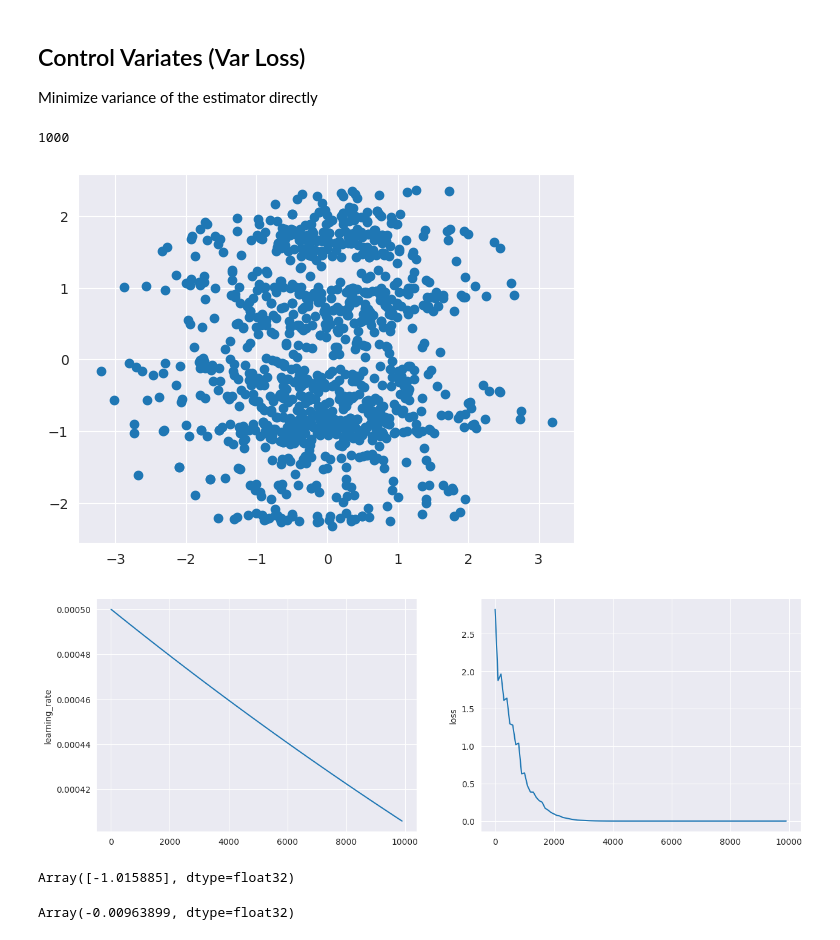
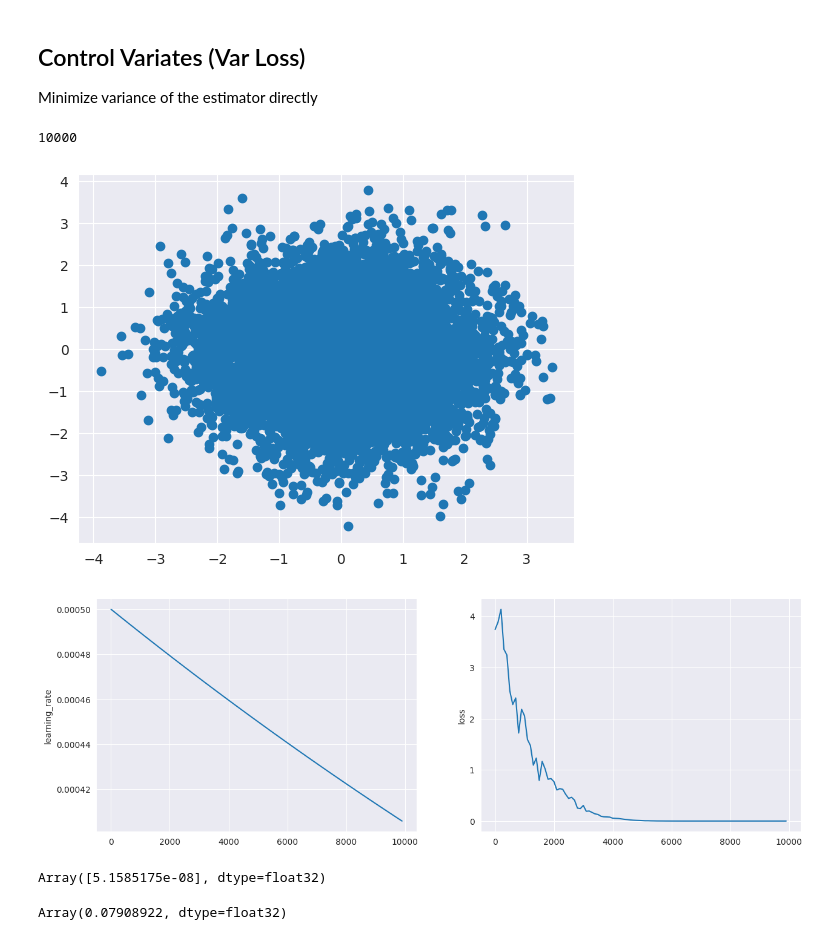
Before and after one commit to kkorolev1/mcmc-control-variates, a Jupyter notebook: experiments.ipynb, the cells around one changed output. Drawn from its saved outputs; the diff is of its cells as text; code cells hidden in the pictures.

```diff
--- a/experiments.ipynb
+++ b/experiments.ipynb
@@ -53,7 +54,6 @@ plt.show()
 from mcmc import ULASampler, HMCSampler
 # %%
 rng, key = jax.random.split(rng)
-#sampler = ULASampler(grad_log_prob=grad_log_prob, dim=DIST_DIM, n_samples=10000, gamma=1e-1, burnin_steps=1000, init_std=1.0)
-sampler = HMCSampler(log_prob=dist.log_prob, dim=DIST_DIM, n_samples=1000, gamma=1e-2, burnin_steps=1000, init_std=1.0)
-samples = sampler(key, n_chains=1)
+sampler = ULASampler(grad_log_prob=grad_log_prob, dim=DIST_DIM, n_samples=10000, gamma=1e-1, burnin_steps=1000, init_std=1.0)
+#sampler = HMCSampler(log_prob=dist.log_prob, dim=DIST_DIM, n_samples=1000, gamma=1e-2, burnin_steps=1000, init_std=1.0)
 # %%
@@ -272,16 +274,16 @@ Minimize variance of the estimator directly
 from diffcv.cv.loss import VarLoss
 # %%
 rng, key = jax.random.split(rng)
-dataset, dataloader = get_data_from_sampler(BATCH_SIZE, sampler, key, n_chains=N_CHAINS)
+dataset, dataloader = get_data_from_sampler(BATCH_SIZE, sampler, key, n_chains=1)
 len(dataset)
 # %% [output]
-1000
+10000
 # %%
 plt.scatter(x=dataset.arrays[0][:, 0], y=dataset.arrays[0][:, 1])
 #plt.hist(dataset.arrays[0], bins=50)
 plt.show()
 # %% [output]
-[figure, old version]
+[figure, new version]
 # %%
 class ModelWithConstant(eqx.Module):
     model: eqx.Module
@@ -304,26 +306,26 @@ cv_var_model = ModelWithConstant(g, (1, ), key)
 # %%
 scheduler = optax.exponential_decay(init_value=5e-4, transition_steps=5000, decay_rate=0.9)
 optimizer = optax.inject_hyperparams(optax.adam)(learning_rate=scheduler)
 loss = VarLoss(fn=fn, grad_log_prob=grad_log_prob)
 
 logger = Logger()
 
 cv_var_trainer = CVTrainer(cv_var_model, dataloader, optimizer, loss, logger, n_steps=10_000)
 rng, key = jax.random.split(rng)
-cv_var_trainer.train(key)
+cv_var_model = cv_var_trainer.train(key)
 
 plot_log_results(logger)
 # %% [output]
-[figure, old version]
+[figure, new version]
 # %%
 cv_var_model.c
 # %% [output]
-Array([-1.015885], dtype=float32)
+Array([5.1585175e-08], dtype=float32)
 # %%
 generator_var = ScalarGenerator(grad_log_prob, cv_var_model.model)
 jax.vmap(generator_var)(dataset.arrays[0]).mean()
 # %% [output]
-Array(-0.00963899, dtype=float32)
+Array(0.07908922, dtype=float32)
 # %%
 fn_with_cv_var = lambda x: fn(x) + generator_var(x)
 # %%
```
Also changed, not shown: parts of 26 cells of this notebook, 3 other files.
